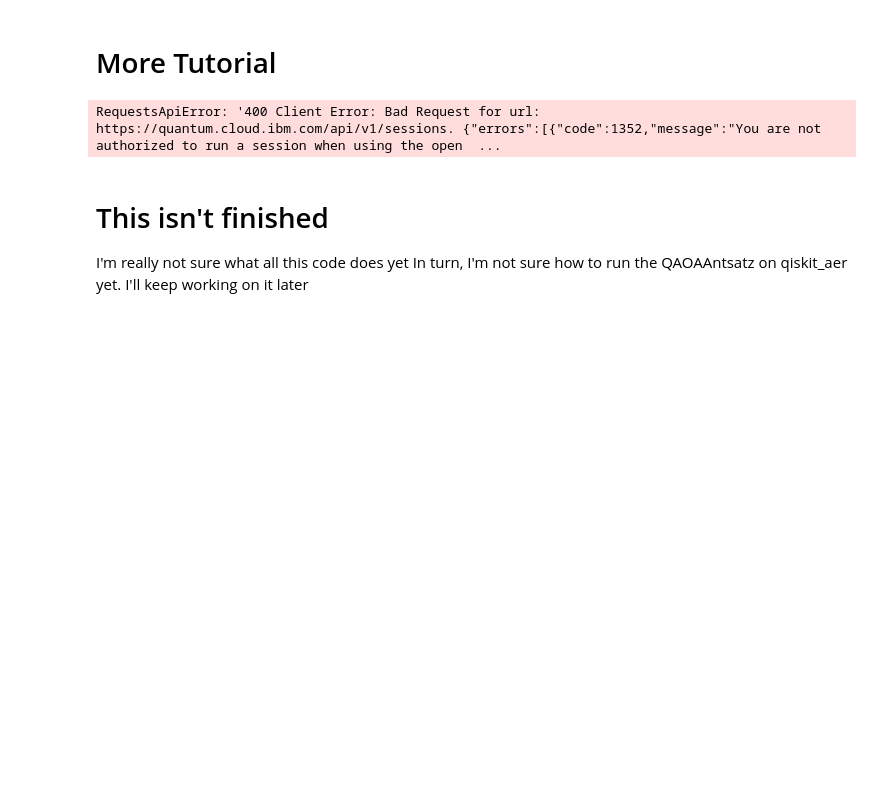
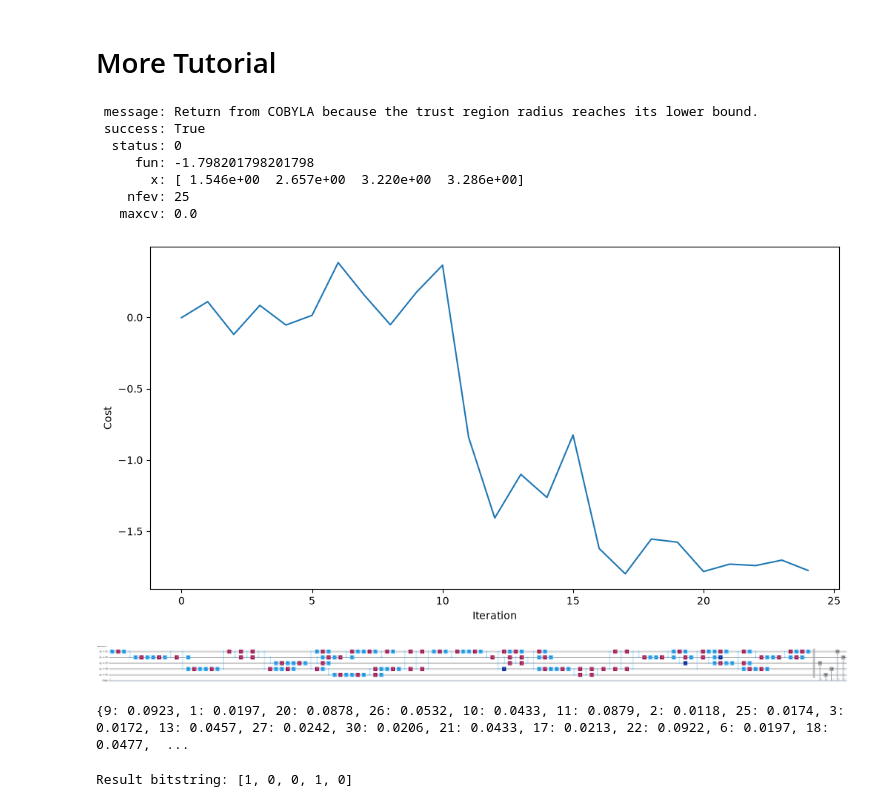
Before and after one commit to matthman2019/Quantum, a Jupyter notebook: maxCutQaoa.ipynb, the cells around one changed output. Drawn from its saved outputs; the diff is of its cells as text; code cells hidden in the pictures; blank space fills up the shorter version.

Commit message:
Ok I actually made it work
Changing the backend was enough to get qiskit running. Idk if I did it right though, I guess we'll see tomorrow

```diff
--- a/maxCutQaoa.ipynb
+++ b/maxCutQaoa.ipynb
@@ -130,10 +131,10 @@ def cost_func_estimator(params, ansatz, hamiltonian, estimator):
     return cost
 # %%
 objective_func_vals = []  # Global variable
-with Session(backend=backend) as session:
+with Session(backend=aer_backend) as session:
     # If using qiskit-ibm-runtime<0.24.0, change `mode=` to `session=`
     estimator = Estimator(mode=session)
-    estimator.options.default_shots = 50
+    estimator.options.default_shots = 1000
 
     # Set simple error suppression/mitigation options
     estimator.options.dynamical_decoupling.enable = True
@@ -151,10 +152,62 @@ with Session(backend=backend) as session:
     )
     print(result)
 # %% [output]
-RequestsApiError: '400 Client Error: Bad Request for url: https://quantum.cloud.ibm.com/api/v1/sessions. {"errors":[{"code":1352,"message":"You are not authorized to run a session when using the open  ...
+ message: Return from COBYLA because the trust region radius reaches its lower bound.
+ success: True
+  status: 0
+     fun: -1.798201798201798
+       x: [ 1.546e+00  2.657e+00  3.220e+00  3.286e+00]
+    nfev: 25
+   maxcv: 0.0
-# %% [markdown]
-# This isn't finished
-
-I'm really not sure what all this code does yet
-In turn, I'm not sure how to run the QAOAAntsatz on qiskit_aer yet.
-I'll keep working on it later
+# %%
+plt.figure(figsize=(12, 6))
+plt.plot(objective_func_vals)
+plt.xlabel("Iteration")
+plt.ylabel("Cost")
+plt.show()
+# %% [output]
+[figure, added]
+# %%
+optimized_circuit = candidate_circuit.assign_parameters(result.x)
+optimized_circuit.draw("mpl", fold=False, idle_wires=False)
+# %% [output]
+[figure, added]
+# %%
+# If using qiskit-ibm-runtime<0.24.0, change `mode=` to `backend=`
+sampler = Sampler(mode=aer_backend)
+sampler.options.default_shots = 10000
+
+# Set simple error suppression/mitigation options
+sampler.options.dynamical_decoupling.enable = True
+sampler.options.dynamical_decoupling.sequence_type = "XY4"
+sampler.options.twirling.enable_gates = True
+sampler.options.twirling.num_randomizations = "auto"
+
+sampler.options.environment.job_tags = ["TUT_QAOA"]
+
+pub = (optimized_circuit,)
+job = sampler.run([pub], shots=int(1e4))
+counts_int = job.result()[0].data.meas.get_int_counts()
+counts_bin = job.result()[0].data.meas.get_counts()
+shots = sum(counts_int.values())
+final_distribution_int = {key: val / shots for key, val in counts_int.items()}
+final_distribution_bin = {key: val / shots for key, val in counts_bin.items()}
+print(final_distribution_int)
+# %% [output]
+{9: 0.0923, 1: 0.0197, 20: 0.0878, 26: 0.0532, 10: 0.0433, 11: 0.0879, 2: 0.0118, 25: 0.0174, 3: 0.0172, 13: 0.0457, 27: 0.0242, 30: 0.0206, 21: 0.0433, 17: 0.0213, 22: 0.0922, 6: 0.0197, 18: 0.0477,  ...
+# %%
+# auxiliary functions to sample most likely bitstring
+def to_bitstring(integer, num_bits):
+    result = np.binary_repr(integer, width=num_bits)
+    return [int(digit) for digit in result]
+
+
+keys = list(final_distribution_int.keys())
+values = list(final_distribution_int.values())
+most_likely = keys[np.argmax(np.abs(values))]
+most_likely_bitstring = to_bitstring(most_likely, len(graph))
+most_likely_bitstring.reverse()
+
+print("Result bitstring:", most_likely_bitstring)
+# %% [output]
+Result bitstring: [1, 0, 0, 1, 0]
```
Also changed, not shown: parts of 2 cells of this notebook.
